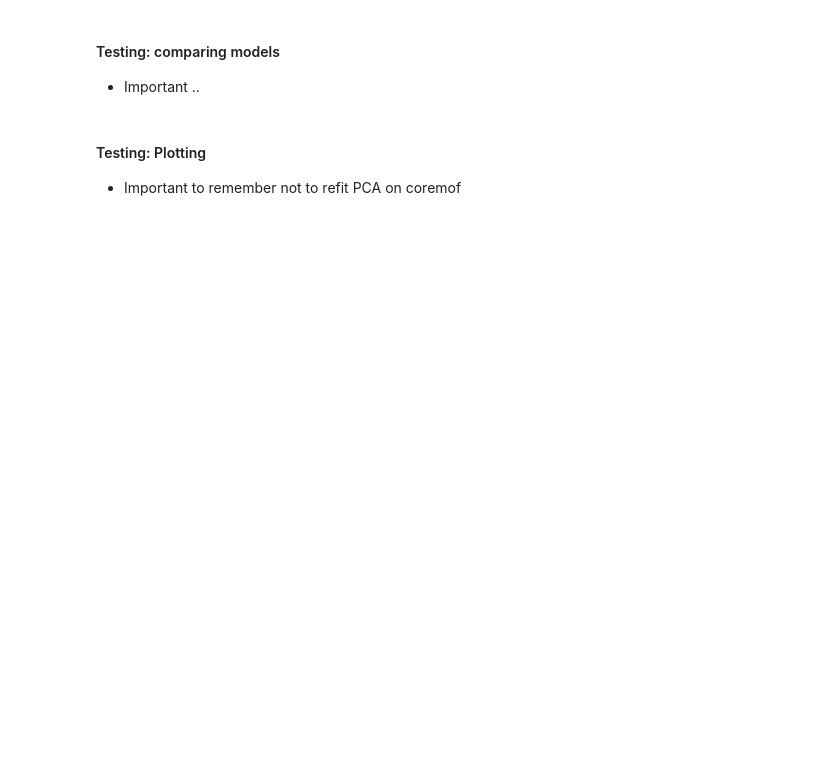
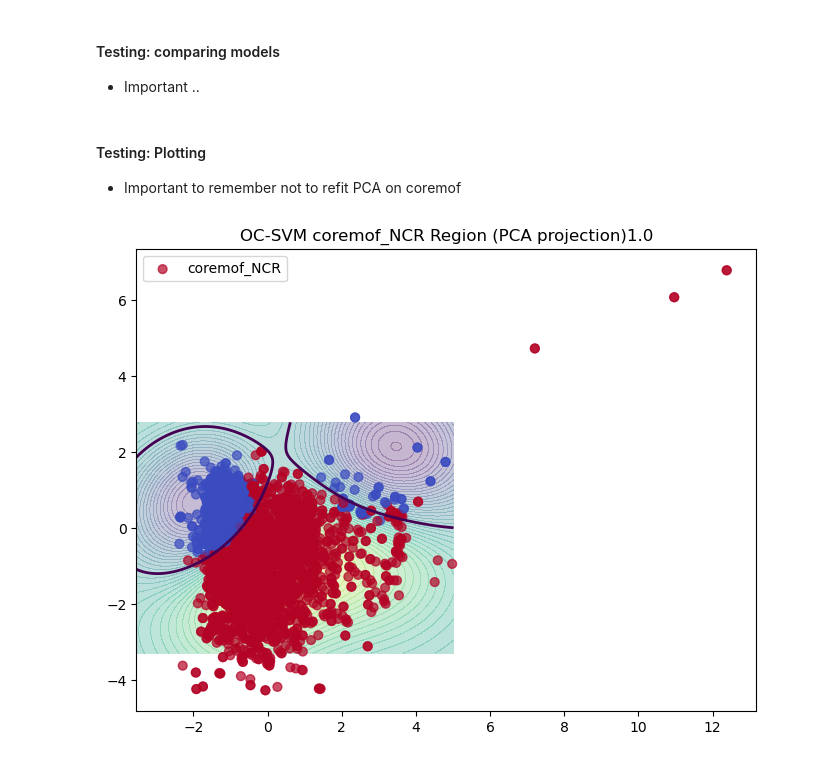
Before and after one commit to hasan-mansr/ML_Discovery_Metal-Organic_Adsorbents, a Jupyter notebook: Notebooks/2-Class-SVM.ipynb, the cells around one changed output. Saved outputs shown, nothing was run; the diff lists cells and outputs as text; code cells hidden in the pictures; blank space fills up the shorter version.

Commit message:
2class SVM coremof compiled

```diff
--- a/Notebooks/2-Class-SVM.ipynb
+++ b/Notebooks/2-Class-SVM.ipynb
@@ -474,6 +507,12 @@ dfs[test_set][core_features]
-# %%
-dfs[test_set]["score_test"] = scores_test
-dfs[test_set]["label_test"] = labels_test
-
-# dfs["coremof"]["score_core_plus_density"] = scores_core_plus_density
-# dfs["coremof"]["label_core_plus_density"] = labels_core_plus_density
+# %%
+#NEW
+test_set = "coremof_NCR"
+X_coremof = dfs[test_set][core_features].values
+
+scores_core = svc.decision_function(X_coremof)
+labels_core = svc.predict(X_coremof)
+# %%
+#NEW
+dfs[test_set]["score_svm"] = scores_core
+dfs[test_set]["label_svm"] = labels_core
+dfs[test_set]
@@ -496,8 +563,8 @@ results_sorted.to_csv(file_path, index=False)
 - Important to remember not to refit PCA on coremof
 # %%
 # Use the SAME scaler from pipeline
-scaler = ocsvm.named_steps["scaler"]
-
+scaler = svc.named_steps["scaler"]
+X_test_core = dfs[test_set][core_features].values
 X_test_scaled = scaler.transform(X_test_core)
 
 # Project into PCA space
@@ -522,38 +589,40 @@ X_test_pca2 = X_test_pca[:, 1]
 # %%
 # Training data
 plt.figure(figsize=(8, 6))
 
 # Decision boundary (score = 0)
 plt.contour(xx, yy, Z, levels=[0], linewidths=2)
 
 # Filled contours (optional)
 plt.contourf(xx, yy, Z, levels=50, alpha=0.3)
 
 # plt.scatter(X_feature, Y_feature,
 #             c=labels,
 #             cmap="coolwarm",
 #             edgecolors="k",
 #             s=80,
 #             label="Training MOFs")
 
 # Coremof data
 plt.scatter(X_test_pca1,
             X_test_pca2,
             c=labels_core,
             cmap="coolwarm",
             marker="o",
             s=40,
             alpha=0.7,
             label=test_set)
 
 plt.legend()
-plt.title(f"OC-SVM Test Region (PCA projection){nu}")
-# plt.savefig(rf"..\Notebooks\OCSVM-Test-nu{nu}.png",
-#             format='png',
-#             bbox_inches='tight',
-#             transparent=True,
-#             pad_inches=0)
+plt.title(f"OC-SVM {test_set} Region (PCA projection){svc["svc"].C}")
+plt.savefig(rf"..\Notebooks\SVM-Test-{test_set}-C{svc["svc"].C}.png",
+            format='png',
+            bbox_inches='tight',
+            transparent=True,
+            pad_inches=0)
 plt.show()
+# %% [output]
+[figure, added]
 # %%
 plt.figure(figsize=(8, 6))
 
```
Also changed, not shown: parts of 20 cells of this notebook, 33 other files.
